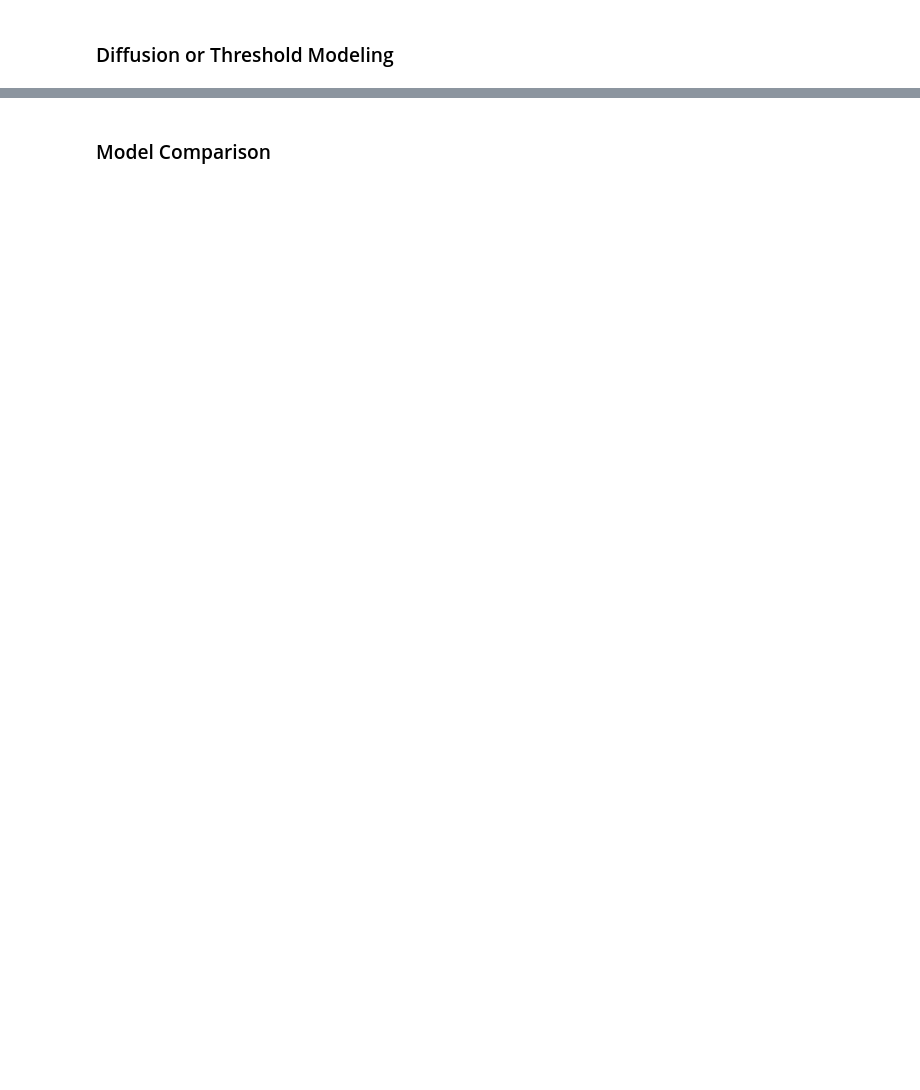
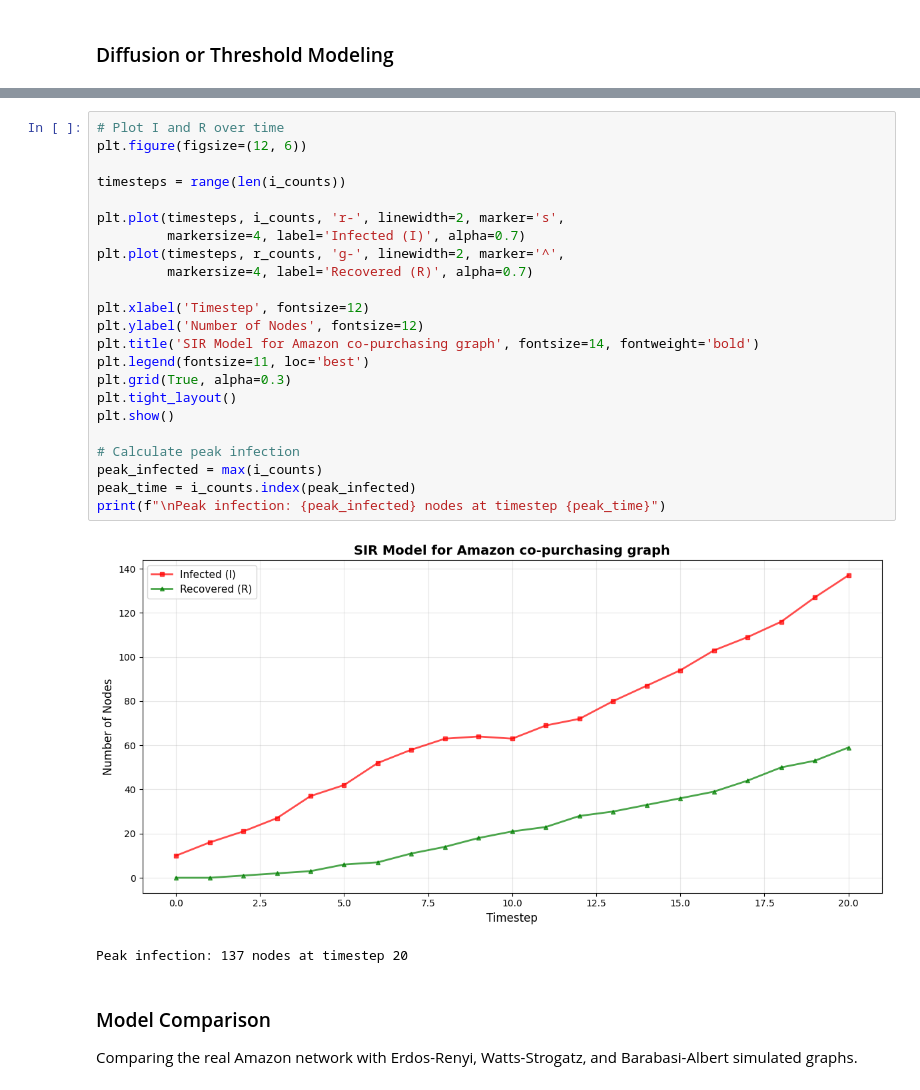
Before and after one commit to Eloto04/CS4230-AmazonShinyApp, a Jupyter notebook: Modeling.ipynb, the cells around one changed output, grey strips where cells are left out. Cells and saved outputs as stored; diff of their text form; blank space fills up the shorter version.

```diff
--- a/Modeling.ipynb
+++ b/Modeling.ipynb
@@ -78,3 +445,31 @@ Top 10 nodes by Eigenvector Centrality:
+# %%
+# Plot I and R over time
+plt.figure(figsize=(12, 6))
+
+timesteps = range(len(i_counts))
+
+plt.plot(timesteps, i_counts, 'r-', linewidth=2, marker='s',
+         markersize=4, label='Infected (I)', alpha=0.7)
+plt.plot(timesteps, r_counts, 'g-', linewidth=2, marker='^',
+         markersize=4, label='Recovered (R)', alpha=0.7)
+
+plt.xlabel('Timestep', fontsize=12)
+plt.ylabel('Number of Nodes', fontsize=12)
+plt.title('SIR Model for Amazon co-purchasing graph', fontsize=14, fontweight='bold')
+plt.legend(fontsize=11, loc='best')
+plt.grid(True, alpha=0.3)
+plt.tight_layout()
+plt.show()
+
+# Calculate peak infection
+peak_infected = max(i_counts)
+peak_time = i_counts.index(peak_infected)
+print(f"\nPeak infection: {peak_infected} nodes at timestep {peak_time}")
+# %% [output]
+[figure, added]
+Peak infection: 137 nodes at timestep 20
 # %% [markdown]
 ### Model Comparison
+
+Comparing the real Amazon network with Erdos-Renyi, Watts-Strogatz, and Barabasi-Albert simulated graphs.
 # %%
```
Also changed, not shown: parts of 20 cells of this notebook.
